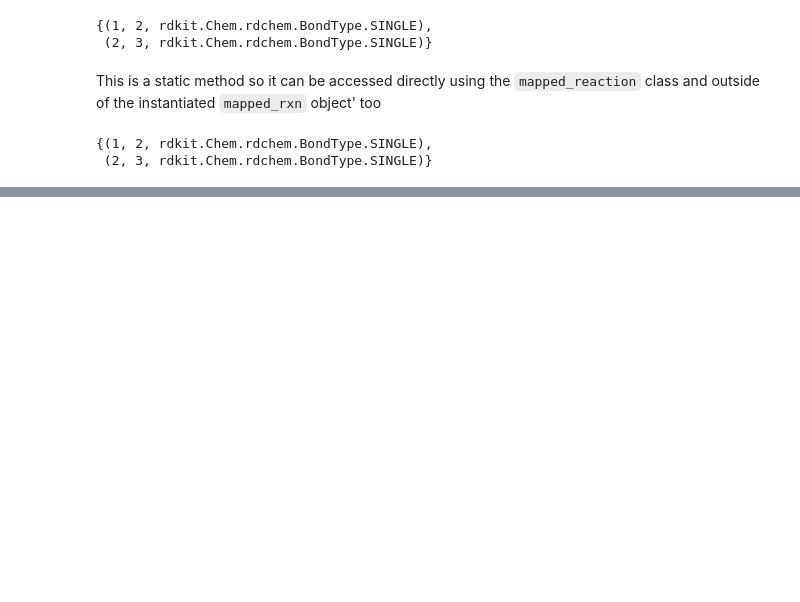
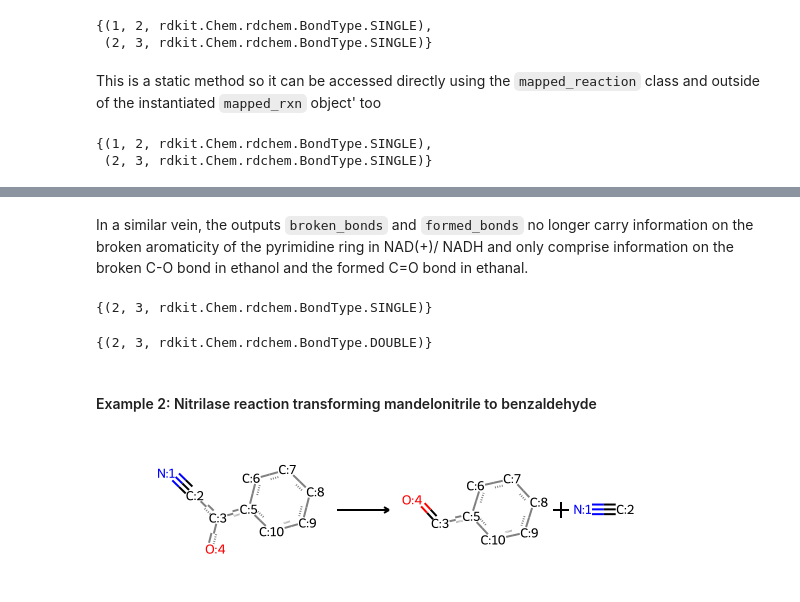
Before and after one commit to yashchainani21/RxnTools, a Jupyter notebook: notebooks/nb_01 - rxntools basics.ipynb, the cells around one changed output, grey strips where cells are left out. Saved outputs shown, nothing was run; the diff lists cells and outputs as text; code cells hidden in the pictures; blank space fills up the shorter version.

```diff
--- a/notebooks/nb_01 - rxntools basics.ipynb
+++ b/notebooks/nb_01 - rxntools basics.ipynb
@@ -39,0 +104,18 @@ reaction.mapped_reaction._get_mapped_bonds(mol)
+# %% [markdown]
+In a similar vein, the outputs `broken_bonds` and `formed_bonds` no longer carry information on the broken aromaticity of the pyrimidine ring in NAD(+)/ NADH and only comprise information on the broken C-O bond in ethanol and the formed C=O bond in ethanal.
+# %%
+broken_bonds
+# %% [output]
+{(2, 3, rdkit.Chem.rdchem.BondType.SINGLE)}
+# %%
+formed_bonds
+# %% [output]
+{(2, 3, rdkit.Chem.rdchem.BondType.DOUBLE)}
+# %% [markdown]
+#### Example 2: Nitrilase reaction transforming mandelonitrile to benzaldehyde
+# %%
+nitrilase_rxn_smarts = '[N:1]#[C:2][C@H:3]([OH:4])[c:5]1[cH:6][cH:7][cH:8][cH:9][cH:10]1>>[CH:3](=[O:4])[c:5]1[cH:6][cH:7][cH:8][cH:9][cH:10]1.[N:1]#[CH:2]'
+# %%
+AllChem.ReactionFromSmarts(nitrilase_rxn_smarts)
+# %% [output]
+[figure, added]
```
Also changed, not shown: parts of 19 cells of this notebook, 1 other file.
